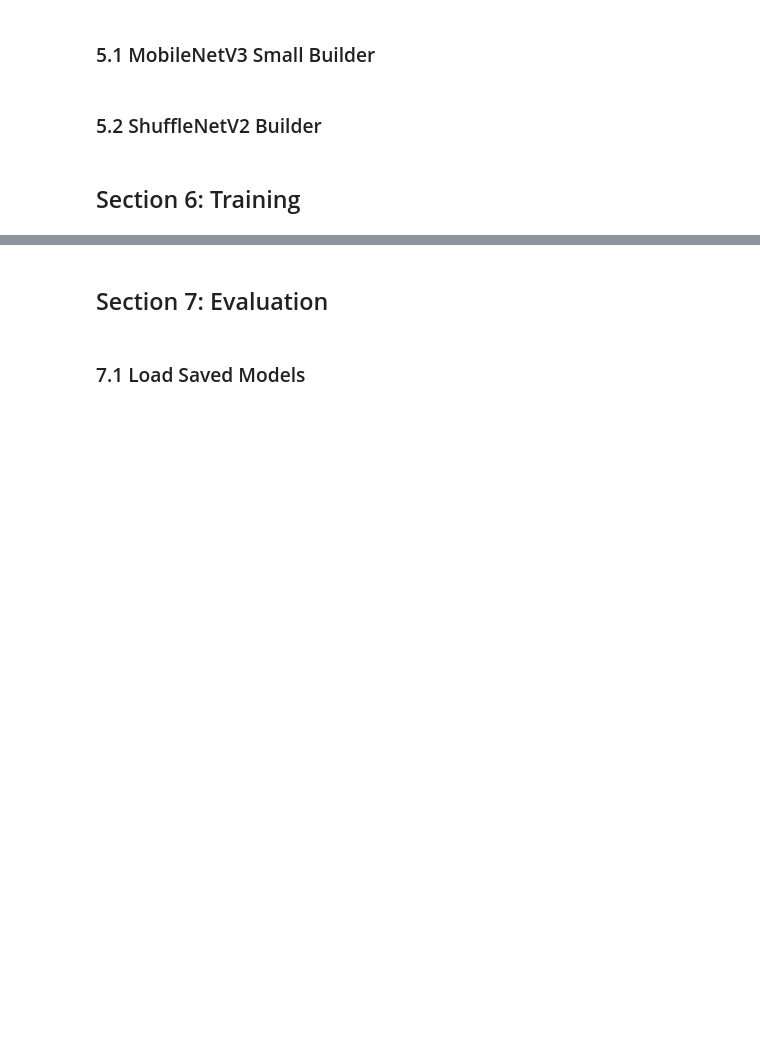
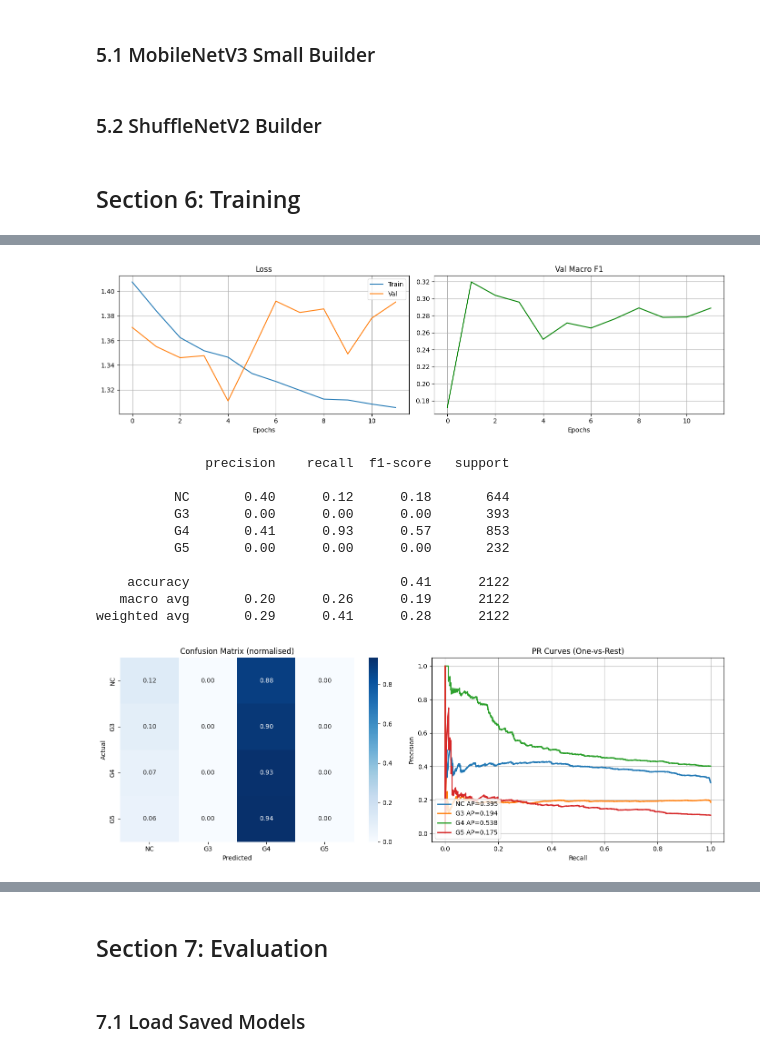
Before and after one commit to PapiWinnie/degradation-aware-prostate-grading, a Jupyter notebook: degradation_aware_prostate_grading_w00.ipynb, the cells around one changed output, grey strips where cells are left out. Cells and saved outputs as stored; diff of their text form; code cells hidden in the pictures; blank space fills up the shorter version.

```diff
--- a/degradation_aware_prostate_grading_w00.ipynb
+++ b/degradation_aware_prostate_grading_w00.ipynb
@@ -593,0 +890,8 @@ def build_shufflenetv2(num_classes=4, input_shape=(224, 224, 3), dropout=0.3):
+# %%
+history_mob_clean_val_loss_cb, model_mob_clean_val_loss_cb = train_model(
+    build_fn      = build_mobilenetv3,
+    run_name      = 'mobilenetv3_clean_loss_callback',
+    train_dataset = train_ds,
+    val_dataset   = val_ds,
+    class_weights = class_weights,
+)
@@ -593,0 +937,16 @@ def build_shufflenetv2(num_classes=4, input_shape=(224, 224, 3), dropout=0.3):
+# %%
+plot(history_mob_clean_val_loss_cb)
+evaluate_model(model_mob_clean_val_loss_cb, test_ds)
+# %% [output]
+[figure, added]
+              precision    recall  f1-score   support
+
+          NC       0.40      0.12      0.18       644
+          G3       0.00      0.00      0.00       393
+          G4       0.41      0.93      0.57       853
+          G5       0.00      0.00      0.00       232
+
+    accuracy                           0.41      2122
+   macro avg       0.20      0.26      0.19      2122
+weighted avg       0.29      0.41      0.28      2122
+[figure, added]
```
Also changed, not shown: parts of 49 cells of this notebook.
